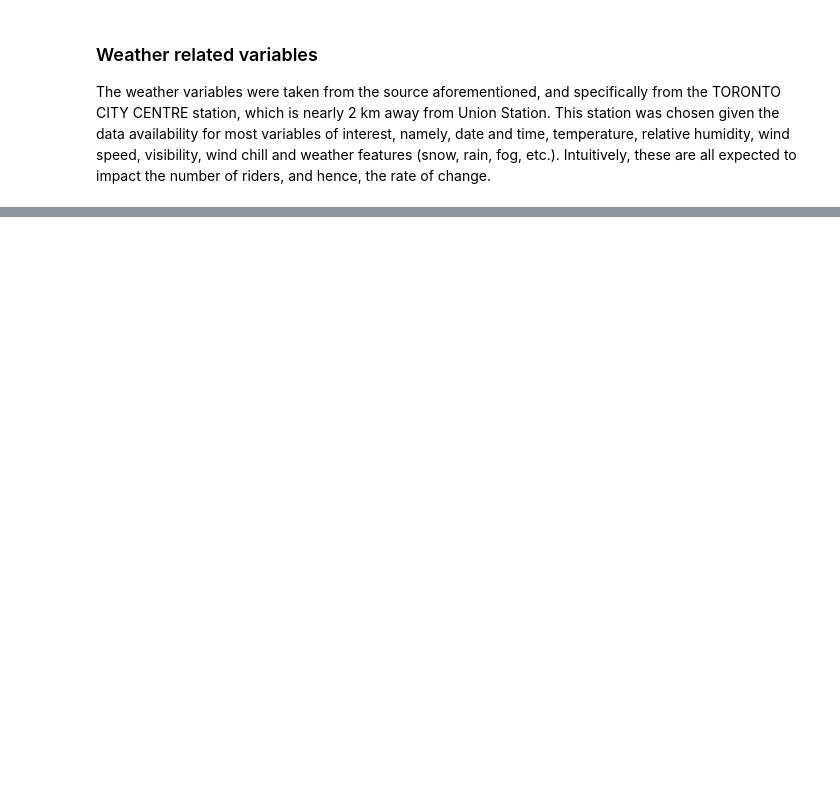
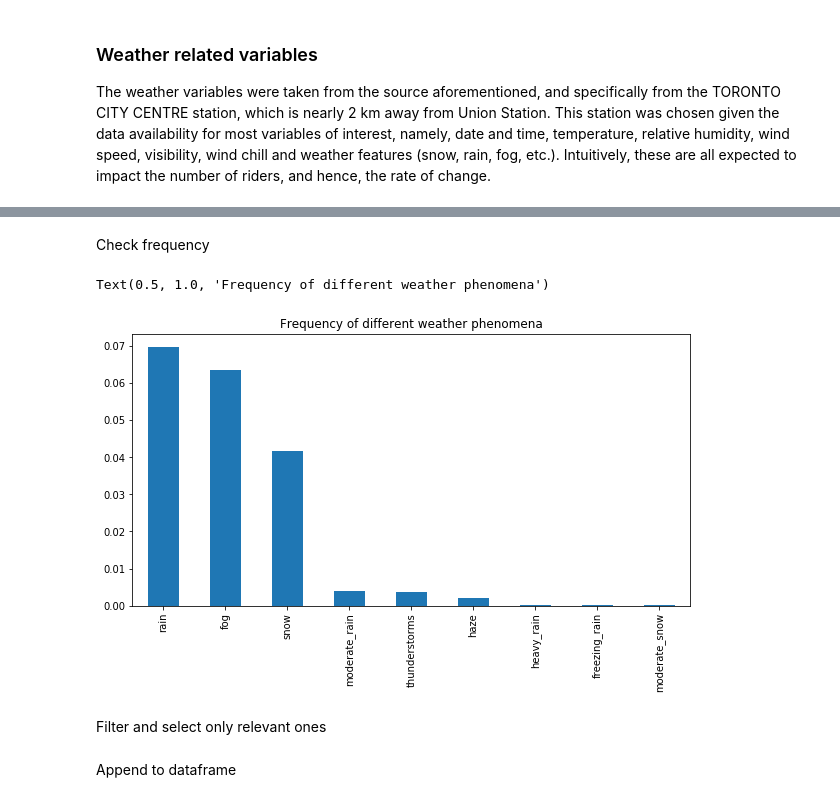
Before and after one commit to josescuderoh/bikeshare-replenishment-forecast, a Jupyter notebook: Code/EDA.ipynb, the cells around one changed output, grey strips where cells are left out. Cells and saved outputs as stored; diff of their text form; code cells hidden in the pictures; blank space fills up the shorter version.

```diff
--- a/Code/EDA.ipynb
+++ b/Code/EDA.ipynb
@@ -399,0 +566,25 @@ counts_union.head()
+# %%
+def break_codesum(string):
+    """
+    Take one string from codesum and break it into a list of elements given the spaces inside the string.
+    Example:
+
+    >>> break_codesum('RA,RA,FZFG,BR')
+    {'RA': 2, 'FZFG': 1, 'BR': 1}
+    """
+
+    import re
+    from collections import defaultdict
+
+    if string.strip() != '':
+        sym_count = defaultdict(int)
+        for sym in re.split(',+', string.strip()):
+            sym_count[sym] += 1
+    else:
+        sym_count = {}
+
+    return dict(sym_count)
+
+if __name__ == '__main__':
+    import doctest
+    doctest.run_docstring_examples(break_codesum, globals())
@@ -399,0 +593,2 @@ counts_union.head()
+# %%
+weather_df.weather.fillna('', inplace=True)
@@ -399,0 +604,3 @@ counts_union.head()
+# %%
+codesum_df = pd.DataFrame.from_dict([break_codesum(string) for idx, string in enumerate(weather_df.weather)])
+codesum_df.fillna(0,inplace=True)
@@ -399,0 +609,2 @@ counts_union.head()
+# %%
+codesum_df.columns = fix_names(codesum_df.columns.to_list())
@@ -399,0 +620,11 @@ counts_union.head()
+# %% [markdown]
+Check frequency
+# %%
+fig,ax = plt.subplots(1,1, figsize=(10,5))
+codesum_df.sum().divide(codesum_df.shape[0]).sort_values(ascending=False).plot(kind='bar', ax=ax)
+ax.set_title('Frequency of different weather phenomena')
+# %% [output]
+Text(0.5, 1.0, 'Frequency of different weather phenomena')
+[figure, added]
+# %% [markdown]
+Filter and select only relevant ones
@@ -399,0 +633,2 @@ counts_union.head()
+# %% [markdown]
+Append to dataframe
```
Also changed, not shown: parts of 54 cells of this notebook, 1 other file.
